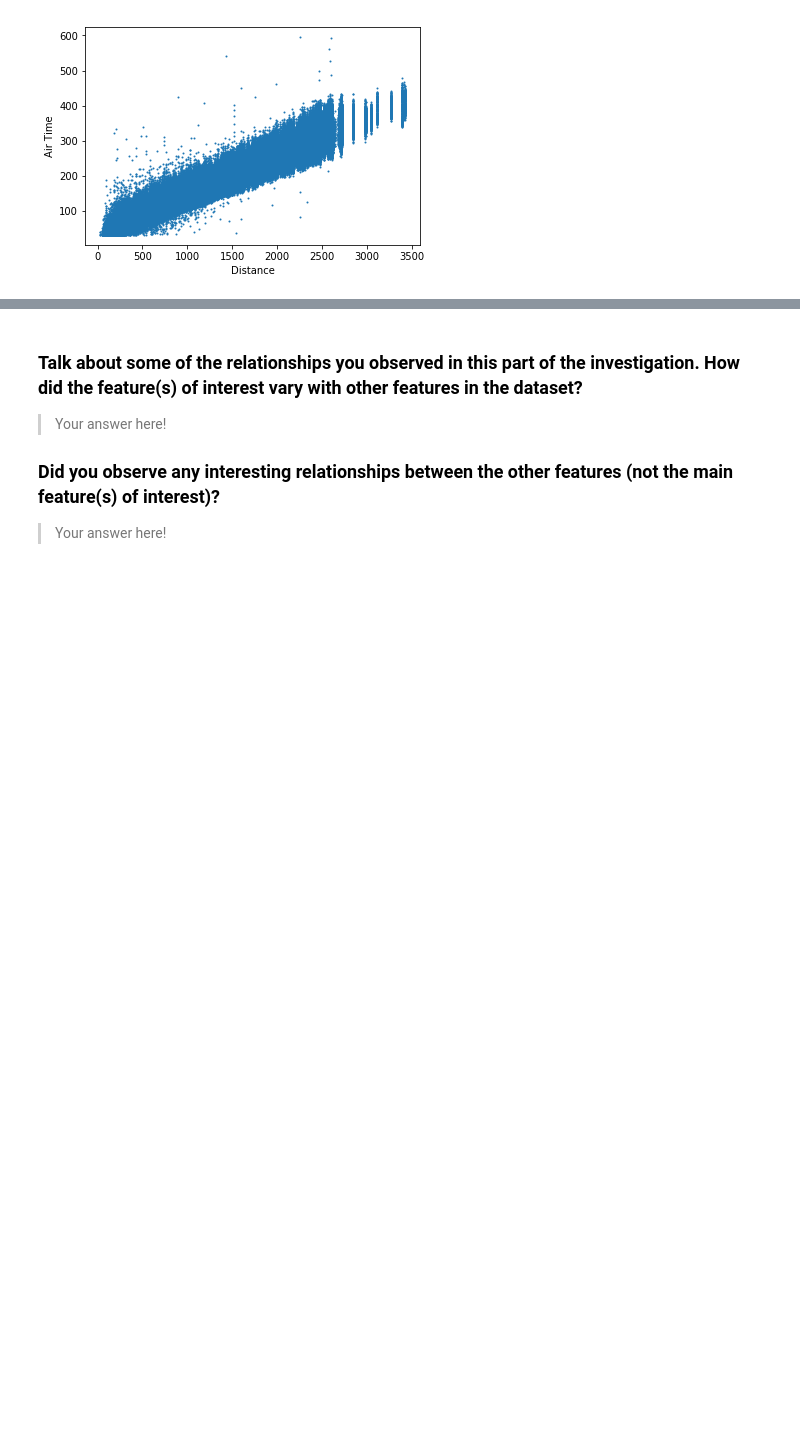
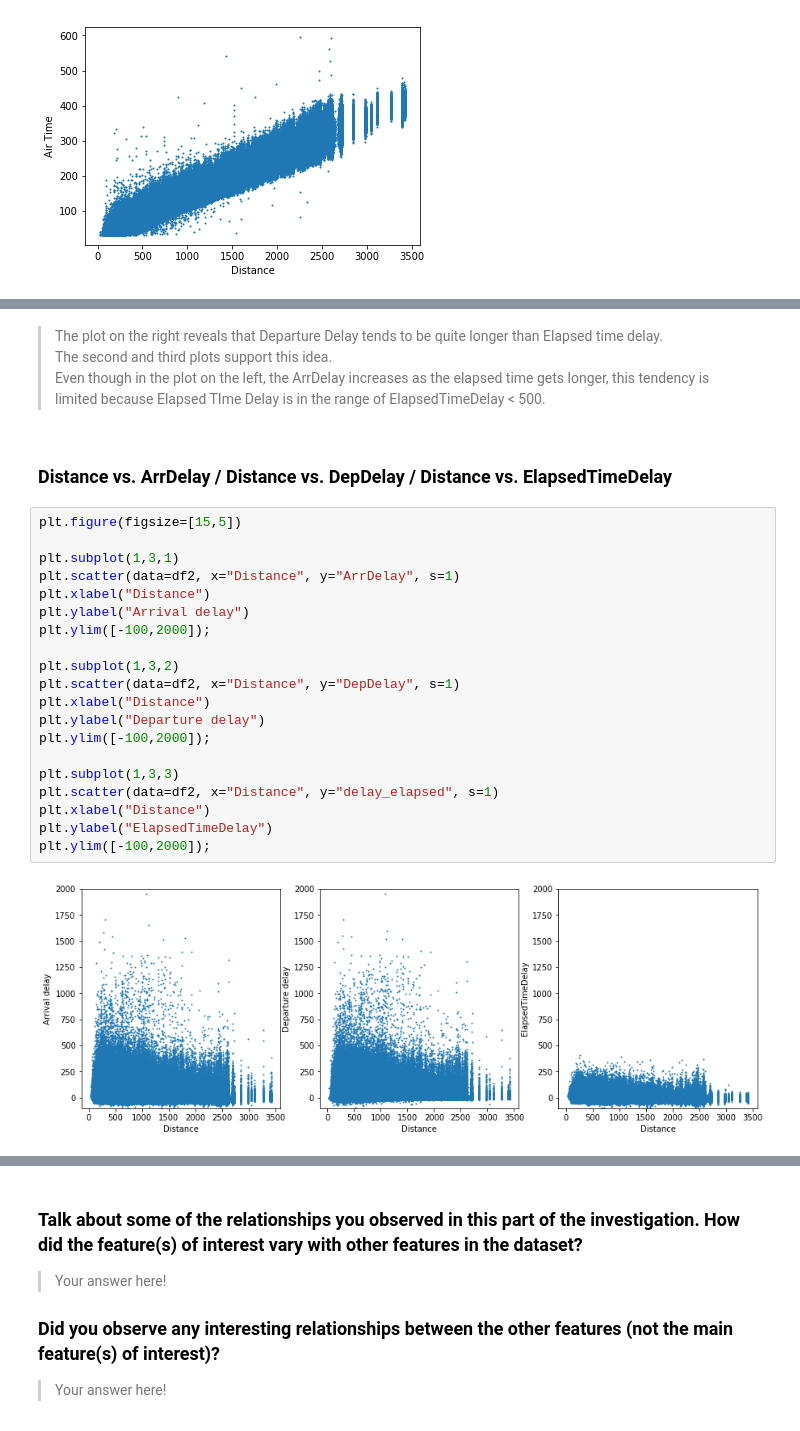
Before and after one commit to kudojp/FlightsDataAnalysis, a Jupyter notebook: exploration_template.ipynb, the cells around one changed output, grey strips where cells are left out. Cells and saved outputs as stored; diff of their text form; blank space fills up the shorter version.

```diff
--- a/exploration_template.ipynb
+++ b/exploration_template.ipynb
@@ -549,0 +580,28 @@ plt.ylabel("Air Time");
+# %% [markdown]
+> The plot on the right reveals that Departure Delay tends to be quite longer than Elapsed time delay.
+The second and third plots support this idea.
+Even though in the plot on the left, the ArrDelay increases as the elapsed time gets longer, this tendency is limited because Elapsed TIme Delay is in the range of ElapsedTimeDelay < 500.
+# %% [markdown]
+### Distance vs. ArrDelay   /   Distance vs. DepDelay   /   Distance vs. ElapsedTimeDelay
+# %%
+plt.figure(figsize=[15,5])
+
+plt.subplot(1,3,1)
+plt.scatter(data=df2, x="Distance", y="ArrDelay", s=1)
+plt.xlabel("Distance")
+plt.ylabel("Arrival delay")
+plt.ylim([-100,2000]);
+
+plt.subplot(1,3,2)
+plt.scatter(data=df2, x="Distance", y="DepDelay", s=1)
+plt.xlabel("Distance")
+plt.ylabel("Departure delay")
+plt.ylim([-100,2000]);
+
+plt.subplot(1,3,3)
+plt.scatter(data=df2, x="Distance", y="delay_elapsed", s=1)
+plt.xlabel("Distance")
+plt.ylabel("ElapsedTimeDelay")
+plt.ylim([-100,2000]);
+# %% [output]
+[figure, added]
```
Also changed, not shown: parts of 62 cells of this notebook.
